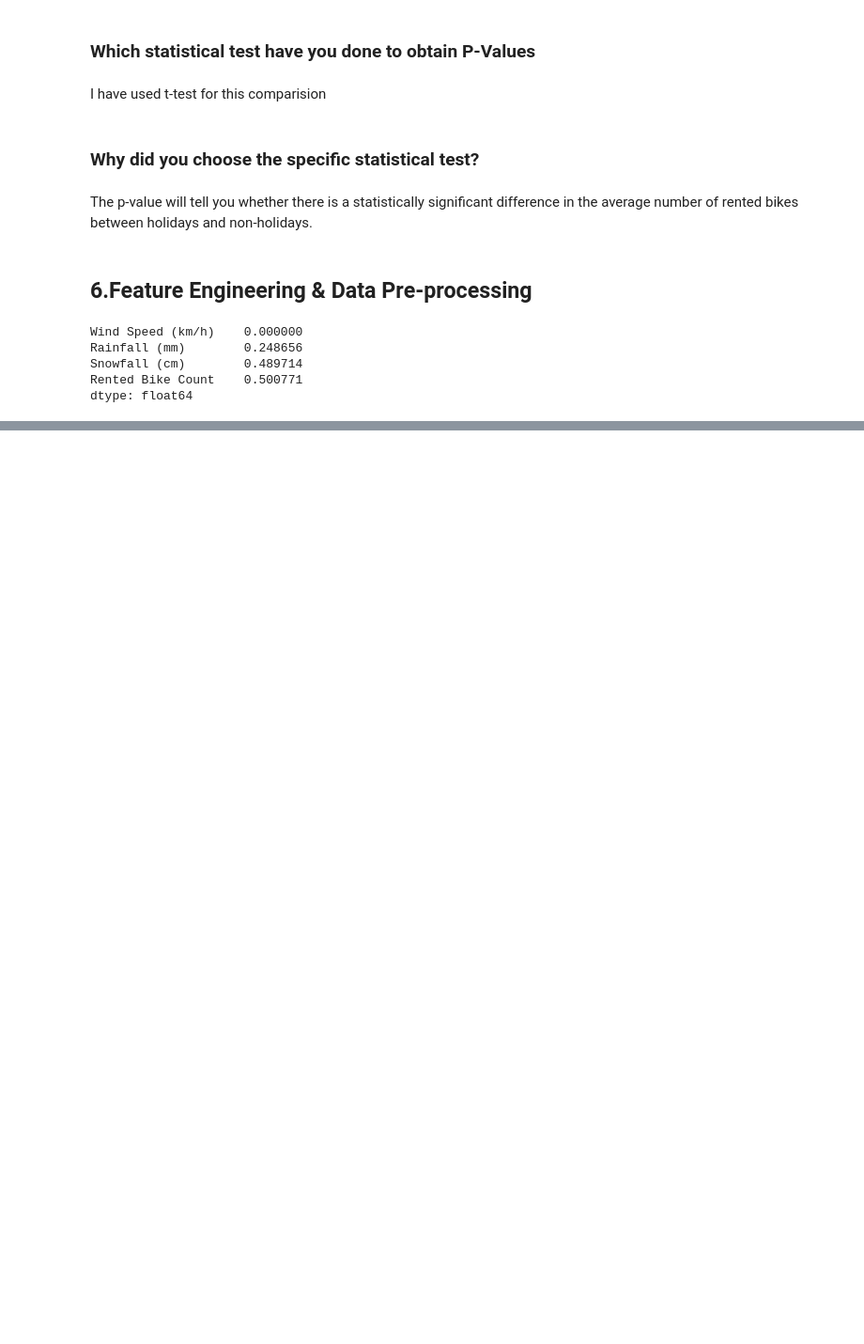
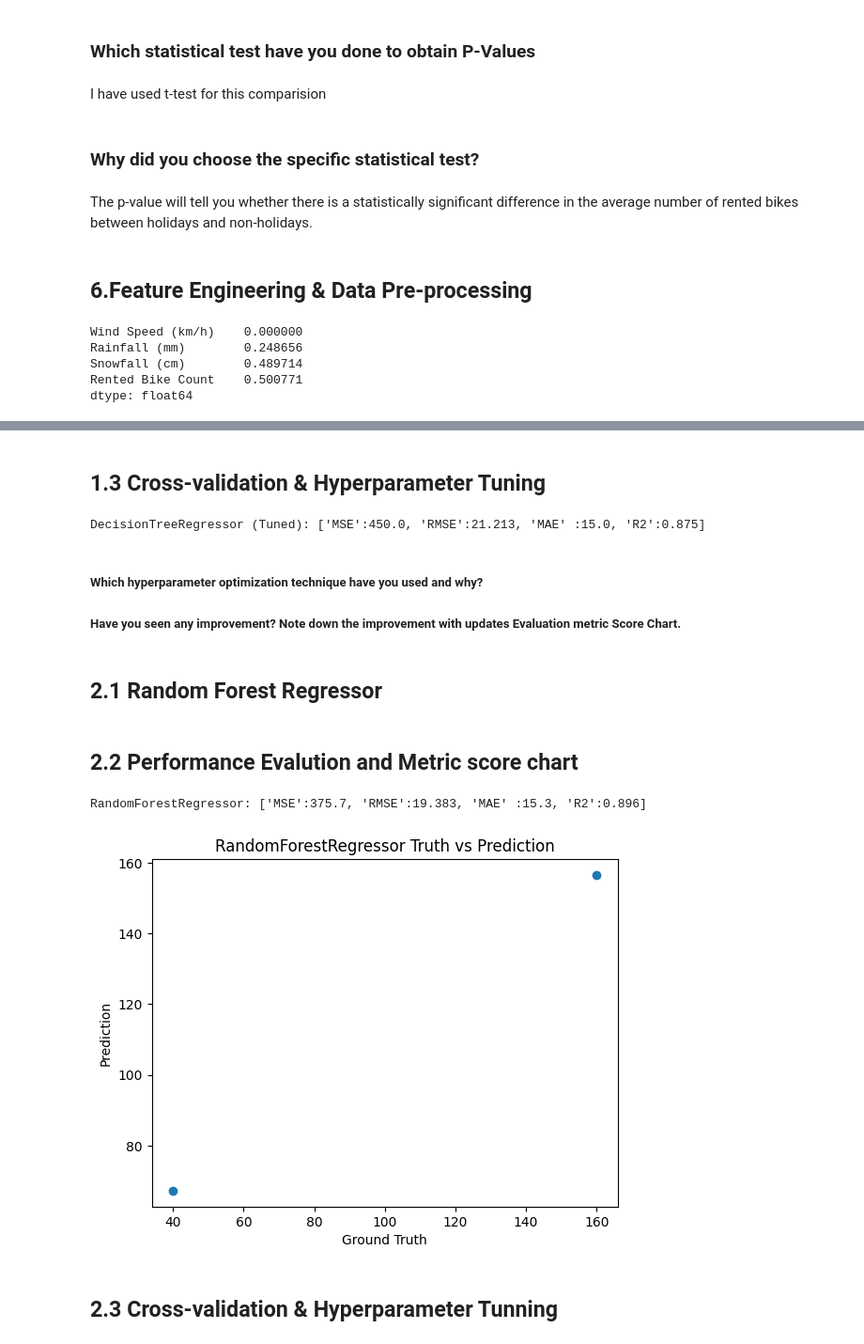
Before and after one commit to AnilUpad/Anil_meachine-learning_bike-share, a Jupyter notebook: Anil_meachine_learning_bike_share_sharing.ipynb, the cells around one changed output, grey strips where cells are left out. Shown at 94% size. Drawn from its saved outputs; the diff is of its cells as text; code cells hidden in the pictures; blank space fills up the shorter version.

```diff
--- a/Anil_meachine_learning_bike_share_sharing.ipynb
+++ b/Anil_meachine_learning_bike_share_sharing.ipynb
@@ -763,0 +1275,72 @@ dtype: float64
+# %% [markdown]
+## 1.3 Cross-validation & Hyperparameter Tuning
+# %%
+# ML Model - 1 Implementation with hyperparameter optimization techniques (i.e., GridSearch CV, RandomSearch CV, Bayesian Optimization etc.)
+# Fit the Algorithm
+# Predict on the model
+from sklearn.model_selection import GridSearchCV
+from sklearn.tree import DecisionTreeRegressor
+
+# Define the parameter grid to search
+param_grid = {
+    'max_depth': [None, 10, 20],
+    'min_samples_split': [2, 5, 10],
+    'min_samples_leaf': [1, 2, 4]
+}
+
+# Create the DecisionTreeRegressor model
+dt = DecisionTreeRegressor()
+
+# Create GridSearchCV instance with 5-fold cross-validation
+grid_search = GridSearchCV(estimator=dt, param_grid=param_grid, cv=5, scoring='neg_mean_squared_error', n_jobs=-1)
+
+# Fit the model with cross-validation
+grid_search.fit(X_train, y_train)
+
+# Get the best hyperparameters
+best_params = grid_search.best_params_
+
+# Get the best estimator (model)
+best_model = grid_search.best_estimator_
+
+# Predict with the best model
+y_pred_best = best_model.predict(X_test)
+
+# Calculate and print evaluation metrics for the best model
+get_metrics(y_test, y_pred_best, "DecisionTreeRegressor (Tuned)")
+# %% [output]
+DecisionTreeRegressor (Tuned): ['MSE':450.0, 'RMSE':21.213, 'MAE' :15.0, 'R2':0.875]
+# %% [markdown]
+##### Which hyperparameter optimization technique have you used and why?
+##### Have you seen any improvement? Note down the improvement with updates Evaluation metric Score Chart.
+# %% [markdown]
+## 2.1 Random Forest Regressor
+# %%
+# ML Model - 1 Implementation
+def get_metrics(y_true,y_pred,model_name):
+    MSE = mean_squared_error(y_test,y_pred)
+    RMSE = np.sqrt(MSE)
+    MAE = mean_absolute_error(y_test,y_pred)
+    R2 = r2_score(y_test,y_pred)
+    print(f"{model_name}: ['MSE':{round(MSE,3)}, 'RMSE':{round(RMSE,3)}, 'MAE' :{round(MAE,3)}, 'R2':{round(R2,3)}]")
+# Fit the Algorithm
+rfr = RandomForestRegressor().fit(X_train,y_train)
+# Predict on the model
+y_pred_rfr = rfr.predict(X_test)
+# %% [markdown]
+## 2.2 Performance Evalution and Metric score chart
+# %%
+# Visualizing evaluation Metric Score chart
+# Evaluation
+get_metrics(y_test,y_pred_rfr,"RandomForestRegressor")
+# Metric score chart
+plt.scatter(y_test,y_pred_rfr)
+plt.title("RandomForestRegressor Truth vs Prediction")
+plt.xlabel("Ground Truth")
+plt.ylabel("Prediction")
+plt.show()
+# %% [output]
+RandomForestRegressor: ['MSE':375.7, 'RMSE':19.383, 'MAE' :15.3, 'R2':0.896]
+[figure, added]
+# %% [markdown]
+## 2.3 Cross-validation & Hyperparameter Tunning
```
Also changed, not shown: parts of 39 cells of this notebook.
